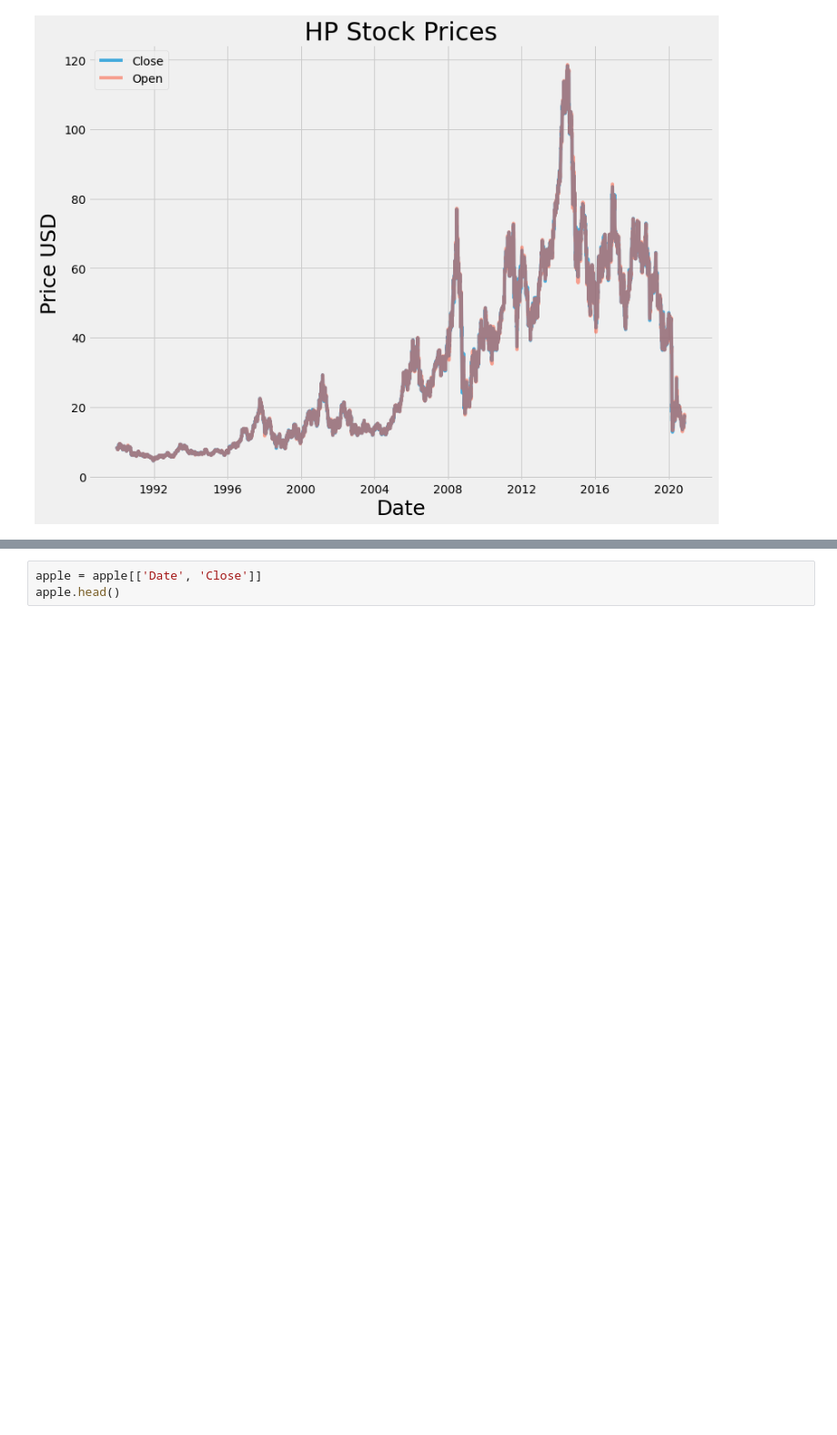
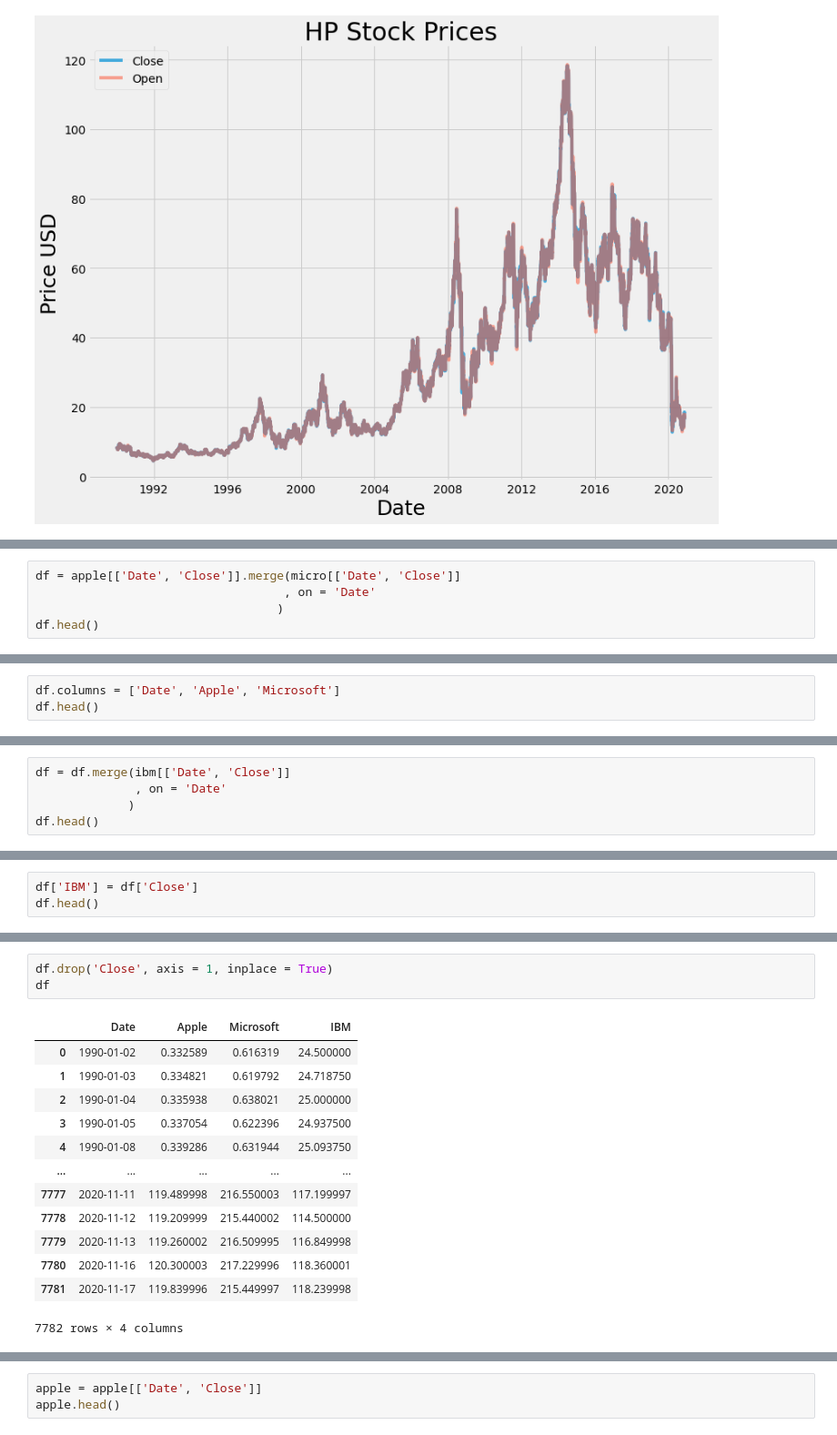
Before and after one commit to yuchild/erik_interviewqs, a Jupyter notebook: question_stocks_monte_carlo.ipynb, the cells around one changed output, grey strips where cells are left out. Shown at 91% size. Cells and saved outputs as stored; diff of their text form; blank space fills up the shorter version.

```diff
--- a/question_stocks_monte_carlo.ipynb
+++ b/question_stocks_monte_carlo.ipynb
@@ -433,0 +452,5 @@ plt.legend(loc = 'upper left');
+# %%
+df = apple[['Date', 'Close']].merge(micro[['Date', 'Close']]
+                                   , on = 'Date'
+                                  )
+df.head()
@@ -433,0 +464,3 @@ plt.legend(loc = 'upper left');
+# %%
+df.columns = ['Date', 'Apple', 'Microsoft']
+df.head()
@@ -433,0 +474,5 @@ plt.legend(loc = 'upper left');
+# %%
+df = df.merge(ibm[['Date', 'Close']]
+              , on = 'Date'
+             )
+df.head()
@@ -433,0 +500,3 @@ plt.legend(loc = 'upper left');
+# %%
+df['IBM'] = df['Close']
+df.head()
@@ -433,0 +510,17 @@ plt.legend(loc = 'upper left');
+# %%
+df.drop('Close', axis = 1, inplace = True)
+df
+# %% [output]
+|  | Date | Apple | Microsoft | IBM |
+| 0 | 1990-01-02 | 0.332589 | 0.616319 | 24.500000 |
+| 1 | 1990-01-03 | 0.334821 | 0.619792 | 24.718750 |
+| 2 | 1990-01-04 | 0.335938 | 0.638021 | 25.000000 |
+| 3 | 1990-01-05 | 0.337054 | 0.622396 | 24.937500 |
+| 4 | 1990-01-08 | 0.339286 | 0.631944 | 25.093750 |
+| ... | ... | ... | ... | ... |
+| 7777 | 2020-11-11 | 119.489998 | 216.550003 | 117.199997 |
+| 7778 | 2020-11-12 | 119.209999 | 215.440002 | 114.500000 |
+| 7779 | 2020-11-13 | 119.260002 | 216.509995 | 116.849998 |
+| 7780 | 2020-11-16 | 120.300003 | 217.229996 | 118.360001 |
+| 7781 | 2020-11-17 | 119.839996 | 215.449997 | 118.239998 |
+7782 rows × 4 columns
```
Also changed, not shown: parts of 47 cells of this notebook.
